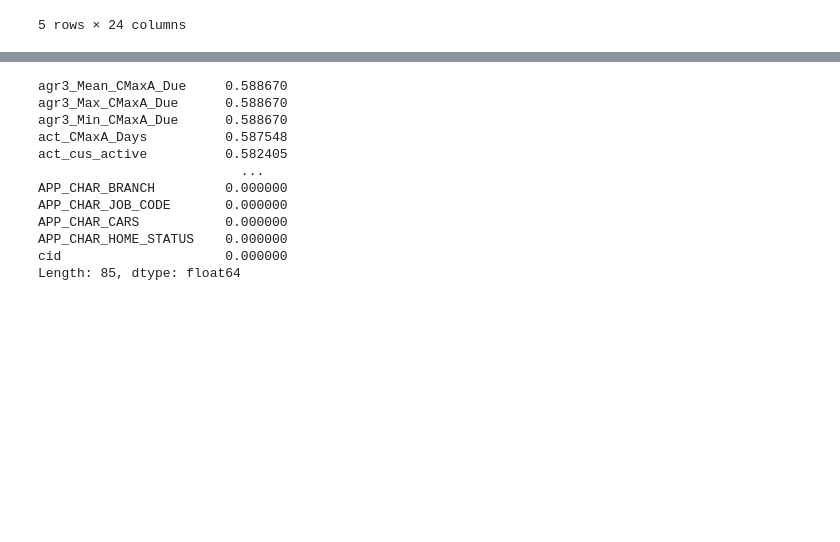
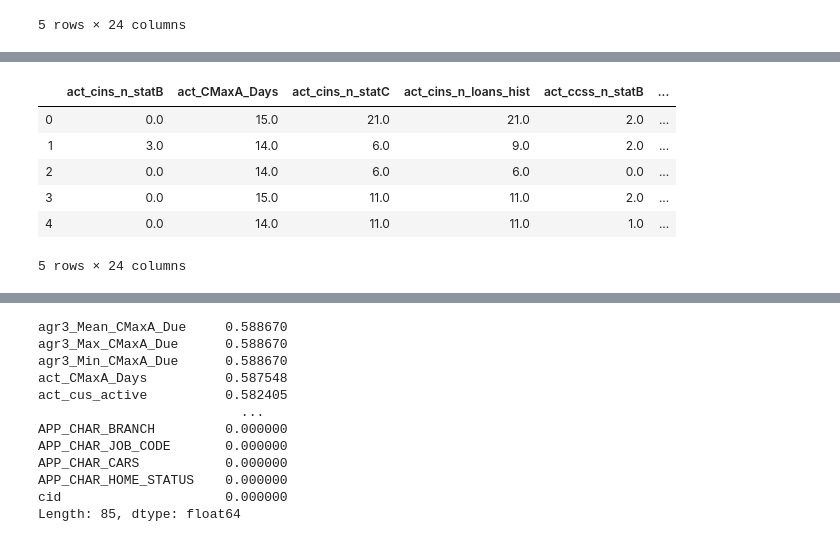
Before and after one commit to TomekQ13/CreditScoring, a Jupyter notebook: CreditScoring.ipynb, the cells around one changed output, grey strips where cells are left out. Drawn from its saved outputs; the diff is of its cells as text; code cells hidden in the pictures; blank space fills up the shorter version.

```diff
--- a/CreditScoring.ipynb
+++ b/CreditScoring.ipynb
@@ -118,0 +182,4 @@ dtype: int64
+# %%
+drop_cols = unique_count(data_css_select)['Column_Name'][0:4].values.tolist()
+cat_cols = unique_count(data_css_select)['Column_Name'][4:8].values.tolist()
+num_cols = unique_count(data_css_select)['Column_Name'][8:23].values.tolist()
@@ -118,0 +207,2 @@ dtype: int64
+# %%
+data_X = Imputer_df(dataframe = data_css_select, num_cols_names = num_cols, cat_cols_names = cat_cols)
@@ -118,0 +219,10 @@ dtype: int64
+# %%
+data_X.head()
+# %% [output]
+|  | act_cins_n_statB | act_CMaxA_Days | act_cins_n_statC | act_cins_n_loans_hist | act_ccss_n_statB | ... |
+| 0 | 0.0 | 15.0 | 21.0 | 21.0 | 2.0 | ... |
+| 1 | 3.0 | 14.0 | 6.0 | 9.0 | 2.0 | ... |
+| 2 | 0.0 | 14.0 | 6.0 | 6.0 | 0.0 | ... |
+| 3 | 0.0 | 15.0 | 11.0 | 11.0 | 2.0 | ... |
+| 4 | 0.0 | 14.0 | 11.0 | 11.0 | 1.0 | ... |
+5 rows × 24 columns
```
Also changed, not shown: parts of 33 cells of this notebook.
